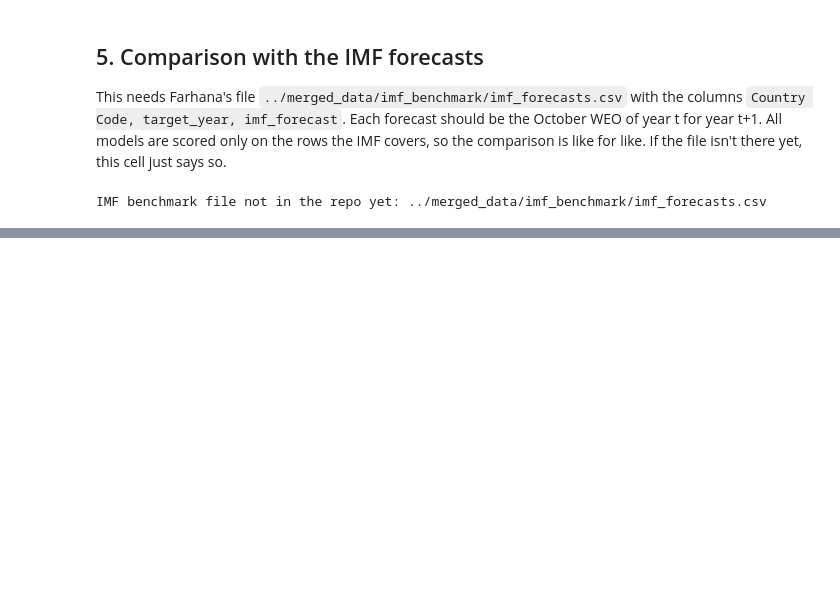
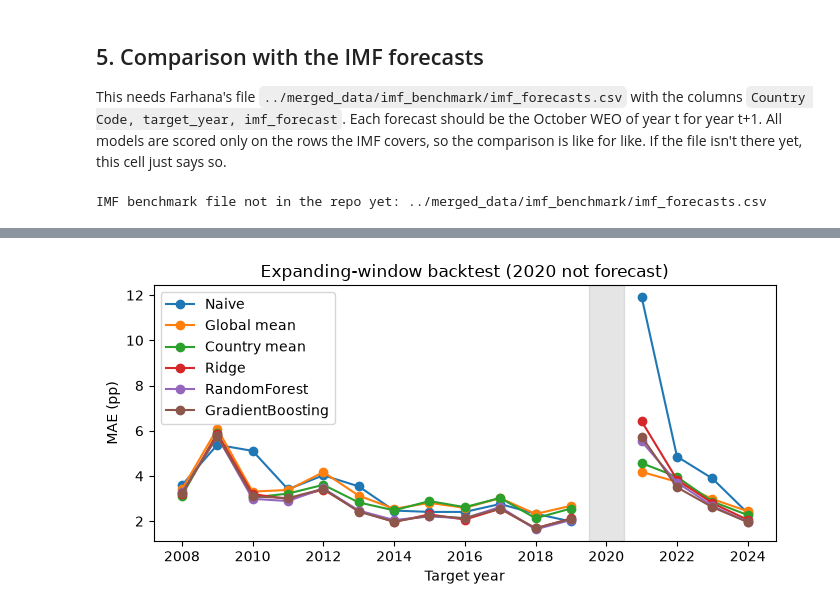
Before and after one commit to farhana273/ml_assignment, a Jupyter notebook: models/GDP_Models_Sami.ipynb, the cells around one changed output, grey strips where cells are left out. Drawn from its saved outputs; the diff is of its cells as text; code cells hidden in the pictures; blank space fills up the shorter version.

Commit message:
Add stronger baselines and robustness checks: backtest, bootstrap CIs, seeds, ablations, examples

```diff
--- a/models/GDP_Models_Sami.ipynb
+++ b/models/GDP_Models_Sami.ipynb
@@ -214,8 +217,11 @@ later = scored[scored.split.isin(["covid", "test"])]
 for name, m in best.items():
     add(val, make_pipe(m).fit(train[FEATURES], train[TARGET]).predict(val[FEATURES]), name)
     add(later, make_pipe(m).fit(trval[FEATURES], trval[TARGET]).predict(later[FEATURES]), name)
-for part in (val, later):
+for fit_rows, part in ((train, val), (trval, later)):
     add(part, part["naive"].values, "Naive")
+    gm, cm = fit_rows[TARGET].mean(), fit_rows.groupby("Country Code")[TARGET].mean()
+    add(part, np.full(len(part), gm), "Global mean")
+    add(part, part["Country Code"].map(cm).fillna(gm).values, "Country mean")
 
 preds = pd.concat(rows, ignore_index=True).merge(groups, on="Country Code", how="left")
 assert preds["region"].notna().all()
@@ -325,0 +340,35 @@ IMF benchmark file not in the repo yet: ../merged_data/imf_benchmark/imf_forecas
+# %%
+from sklearn.base import clone
+
+def fit_predict(model, tr, te, feats=FEATURES, clip=True):
+    tr, te = tr.copy(), te.copy()
+    if clip:
+        lo, hi = tr[feats].quantile(0.01), tr[feats].quantile(0.99)
+        tr[feats], te[feats] = tr[feats].clip(lo, hi, axis=1), te[feats].clip(lo, hi, axis=1)
+    return make_pipe(clone(model)).fit(tr[feats], tr[TARGET]).predict(te[feats])
+
+rs = raw.dropna(subset=[TARGET, "naive"])
+errs = []
+for Y in list(range(2008, 2020)) + [2021, 2022, 2023, 2024]:
+    for incl2020 in ([False, True] if Y >= 2022 else [False]):
+        tr = rs[(rs.target_year < Y) & ((rs.target_year != 2020) | incl2020)]
+        te = rs[rs.target_year == Y]
+        gm, cm = tr[TARGET].mean(), tr.groupby("Country Code")[TARGET].mean()
+        e = te[["Country Code", "target_year"]].assign(incl2020=incl2020)
+        e["Naive"] = (te[TARGET] - te.naive).abs().values
+        e["Global mean"] = (te[TARGET] - gm).abs().values
+        e["Country mean"] = (te[TARGET] - te["Country Code"].map(cm).fillna(gm)).abs().values
+        for name in ["Ridge", "RandomForest", "GradientBoosting"]:
+            e[name] = np.abs(te[TARGET].values - fit_predict(best[name], tr, te))
+        errs.append(e)
+E = pd.concat(errs)
+cols = ["Naive", "Global mean", "Country mean", "Ridge", "RandomForest", "GradientBoosting"]
+
+print("Does adding 2020 to training help 2022-24? (MAE)")
+print(E[E.target_year >= 2022].groupby("incl2020")[["Ridge", "RandomForest", "GradientBoosting"]].mean().round(3))
+E = E[~E.incl2020]
+backtest = E.groupby("target_year")[cols].mean().round(2)
+backtest.to_csv(OUT / "backtest_by_year.csv")
+print()
+print("Best method per year:", backtest.idxmin(axis=1).to_dict())
+backtest
@@ -325,0 +401,7 @@ IMF benchmark file not in the repo yet: ../merged_data/imf_benchmark/imf_forecas
+# %%
+ax = backtest.reindex(range(2008, 2025)).plot(marker="o", figsize=(7, 3.5))   # empty 2020 breaks the lines
+ax.axvspan(2019.5, 2020.5, color="grey", alpha=0.2)
+ax.set_ylabel("MAE (pp)"); ax.set_xlabel("Target year"); ax.set_title("Expanding-window backtest (2020 not forecast)")
+plt.tight_layout(); plt.savefig(OUT / "figures/backtest_by_year.png", dpi=200); plt.show()
+# %% [output]
+[figure, added]
```
Also changed, not shown: parts of 14 cells of this notebook, 8 other files.
